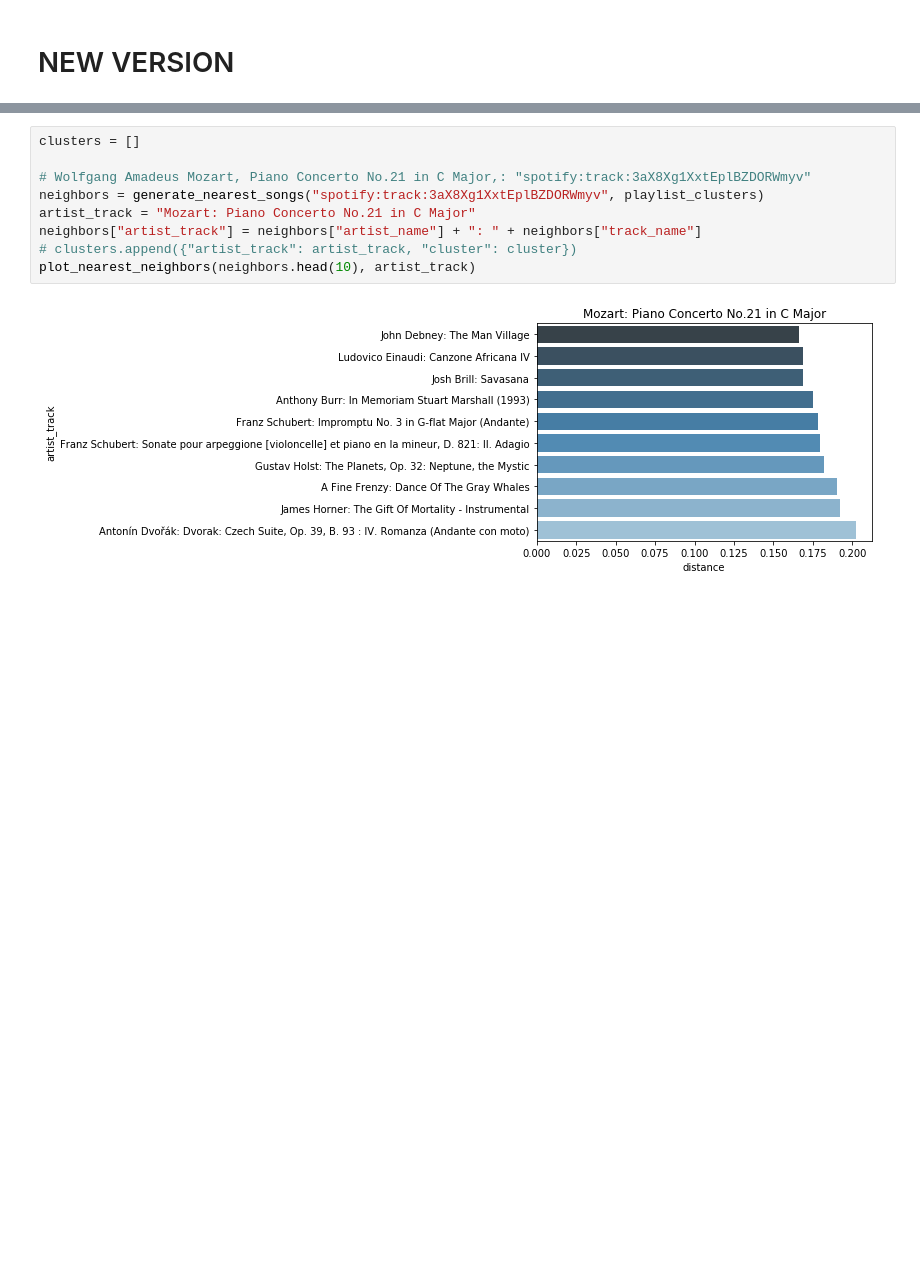
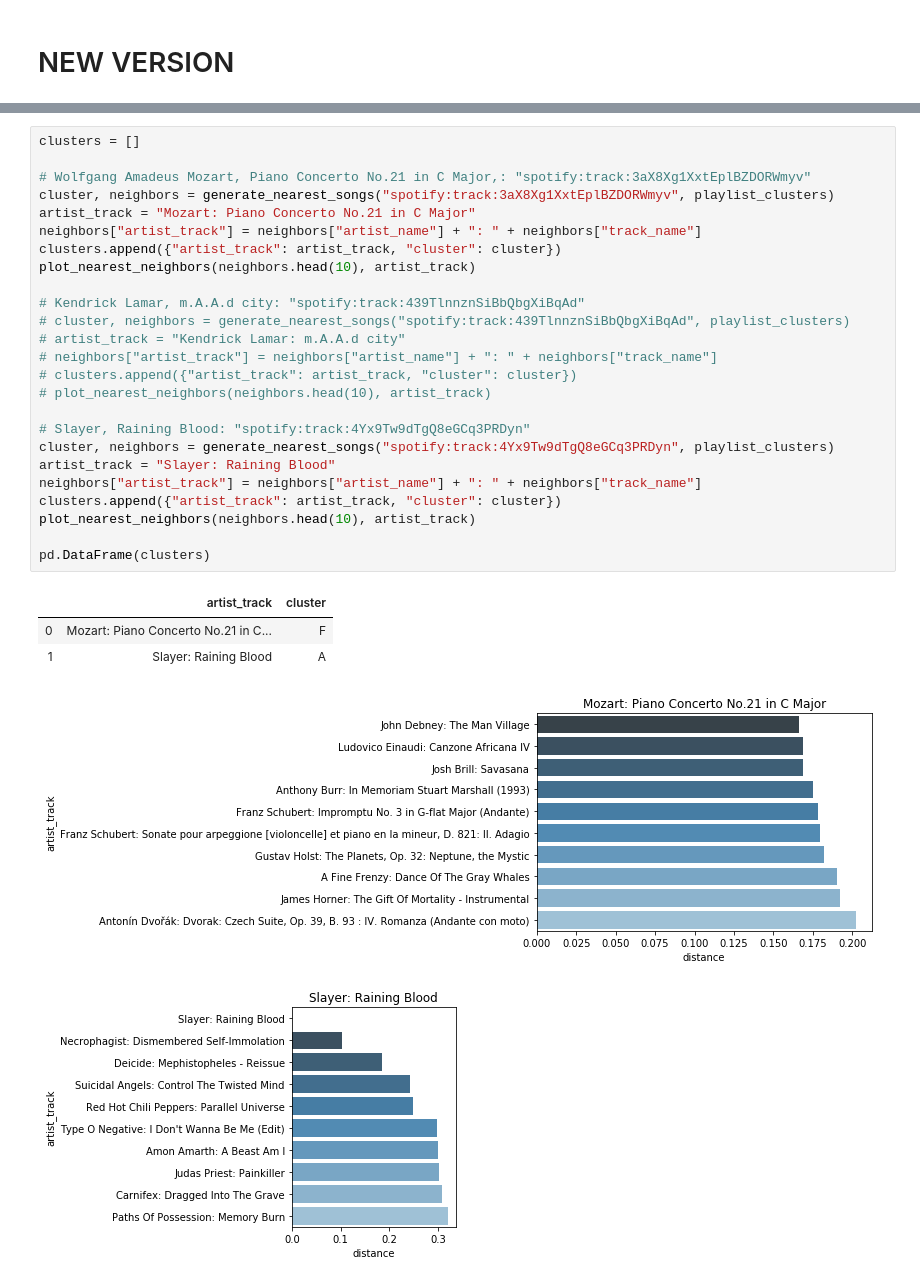
Before and after one commit to spotted-d/spotify-project, a Jupyter notebook: notebooks/milestone3_finalproject.ipynb, the cells around one changed output, grey strips where cells are left out. Cells and saved outputs as stored; diff of their text form; blank space fills up the shorter version.

Commit message:
spotify - final - tested fix

```diff
--- a/notebooks/milestone3_finalproject.ipynb
+++ b/notebooks/milestone3_finalproject.ipynb
@@ -348,11 +324,31 @@ def plot_nearest_neighbors(neighbors_df, artist_track):
 # %%
 clusters = []
 
 # Wolfgang Amadeus Mozart, Piano Concerto No.21 in C Major,: "spotify:track:3aX8Xg1XxtEplBZDORWmyv"
-neighbors = generate_nearest_songs("spotify:track:3aX8Xg1XxtEplBZDORWmyv", playlist_clusters)
+cluster, neighbors = generate_nearest_songs("spotify:track:3aX8Xg1XxtEplBZDORWmyv", playlist_clusters)
 artist_track = "Mozart: Piano Concerto No.21 in C Major"
 neighbors["artist_track"] = neighbors["artist_name"] + ": " + neighbors["track_name"]
+clusters.append({"artist_track": artist_track, "cluster": cluster})
+plot_nearest_neighbors(neighbors.head(10), artist_track)
+
+# Kendrick Lamar, m.A.A.d city: "spotify:track:439TlnnznSiBbQbgXiBqAd"
+# cluster, neighbors = generate_nearest_songs("spotify:track:439TlnnznSiBbQbgXiBqAd", playlist_clusters)
+# artist_track = "Kendrick Lamar: m.A.A.d city"
+# neighbors["artist_track"] = neighbors["artist_name"] + ": " + neighbors["track_name"]
 # clusters.append({"artist_track": artist_track, "cluster": cluster})
+# plot_nearest_neighbors(neighbors.head(10), artist_track)
+
+# Slayer, Raining Blood: "spotify:track:4Yx9Tw9dTgQ8eGCq3PRDyn"
+cluster, neighbors = generate_nearest_songs("spotify:track:4Yx9Tw9dTgQ8eGCq3PRDyn", playlist_clusters)
+artist_track = "Slayer: Raining Blood"
+neighbors["artist_track"] = neighbors["artist_name"] + ": " + neighbors["track_name"]
+clusters.append({"artist_track": artist_track, "cluster": cluster})
 plot_nearest_neighbors(neighbors.head(10), artist_track)
+
+pd.DataFrame(clusters)
 # %% [output]
+|  | artist_track | cluster |
+| 0 | Mozart: Piano Concerto No.21 in C... | F |
+| 1 | Slayer: Raining Blood | A |
 [figure]
+[figure, added]
```
Also changed, not shown: parts of 4 cells of this notebook, 2 other files.
